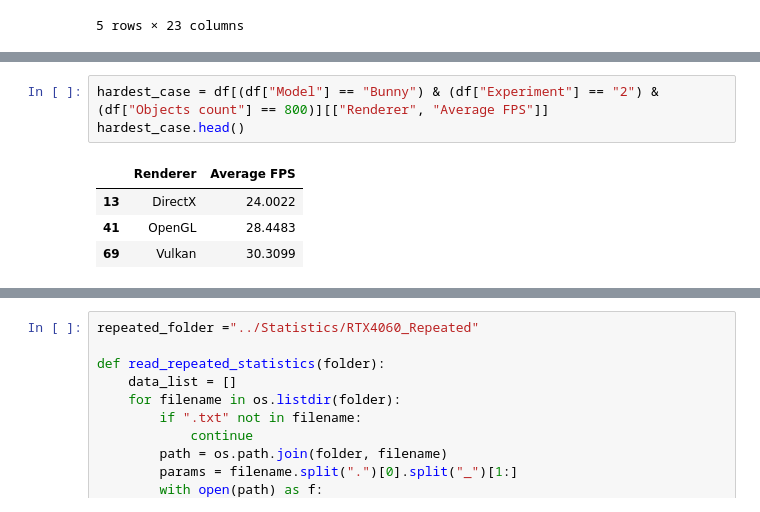
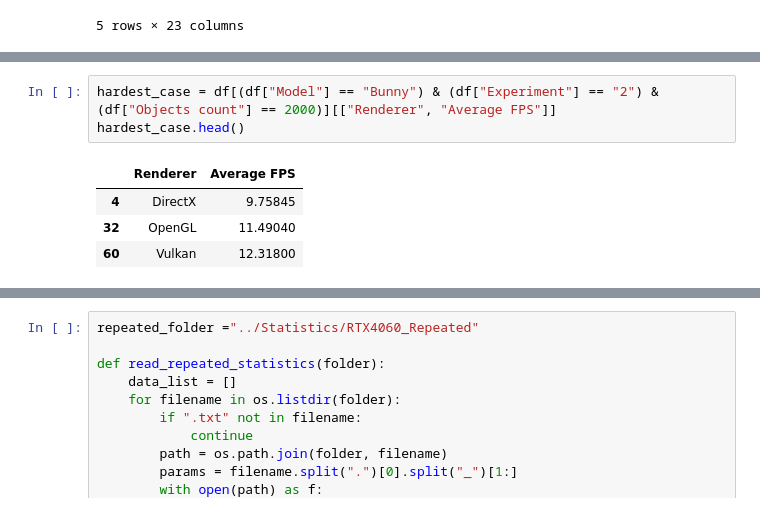
Before and after one commit to maksprotsyk/rendering-api-evaluator, a Jupyter notebook: Scripts/dataAnalysis.ipynb, the cells around one changed output, grey strips where cells are left out. Cells and saved outputs as stored; diff of their text form.

```diff
--- a/Scripts/dataAnalysis.ipynb
+++ b/Scripts/dataAnalysis.ipynb
@@ -211,8 +326,8 @@ plot_creation_time(df_bunny, "TTT")
 # %%
-hardest_case = df[(df["Model"] == "Bunny") & (df["Experiment"] == "2") & (df["Objects count"] == 800)][["Renderer", "Average FPS"]]
+hardest_case = df[(df["Model"] == "Bunny") & (df["Experiment"] == "2") & (df["Objects count"] == 2000)][["Renderer", "Average FPS"]]
 hardest_case.head()
 # %% [output]
 |  | Renderer | Average FPS |
-| 13 | DirectX | 24.0022 |
-| 41 | OpenGL | 28.4483 |
-| 69 | Vulkan | 30.3099 |
+| 4 | DirectX | 9.75845 |
+| 32 | OpenGL | 11.49040 |
+| 60 | Vulkan | 12.31800 |
```
Also changed, not shown: parts of 27 cells of this notebook, 15 other files.
